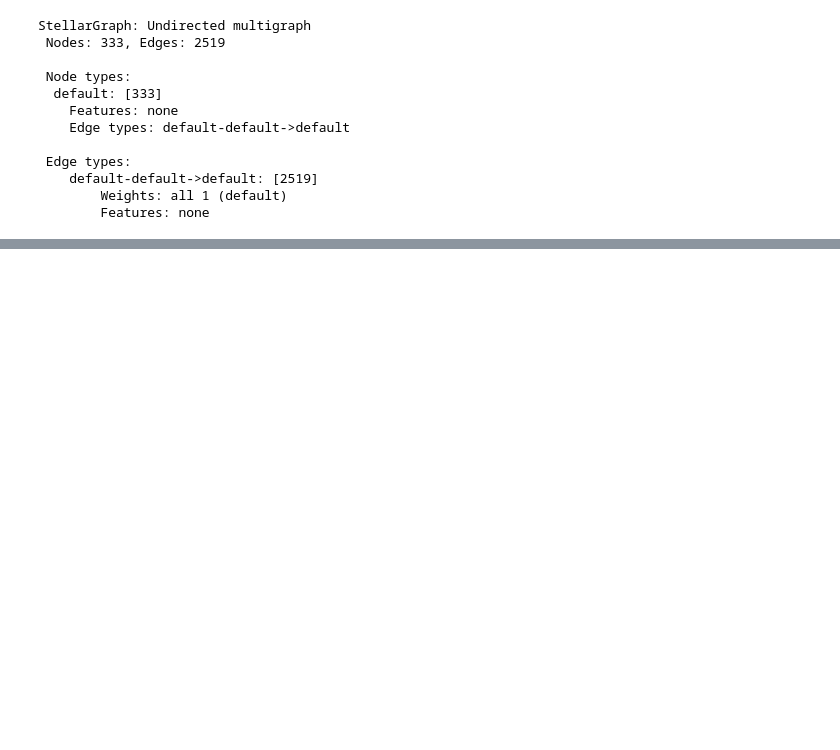
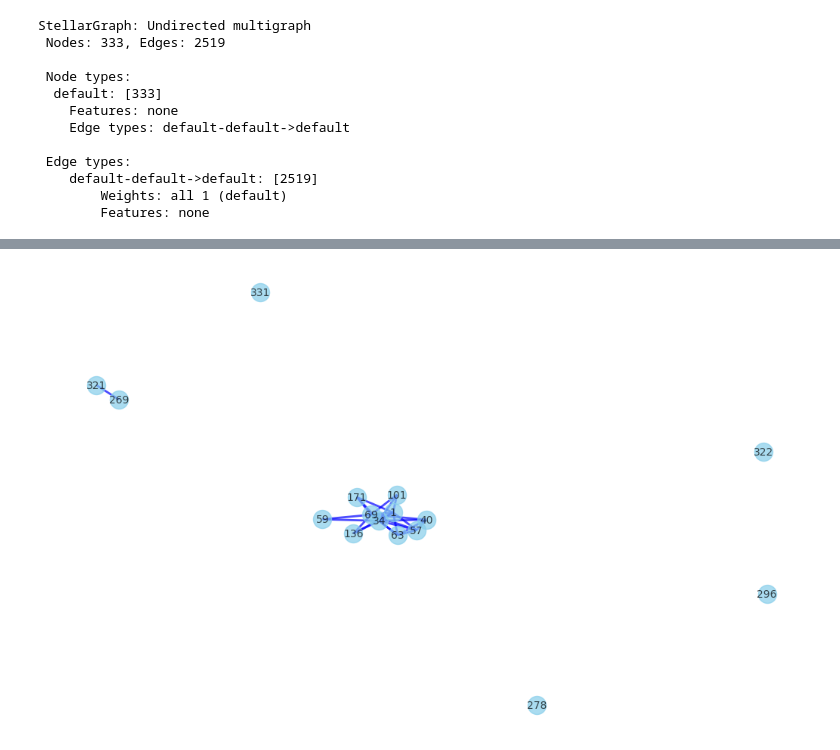
Before and after one commit to geakos01/friend_recommender, a Jupyter notebook: UsedNotebook.ipynb, the cells around one changed output, grey strips where cells are left out. Drawn from its saved outputs; the diff is of its cells as text; code cells hidden in the pictures; blank space fills up the shorter version.

```diff
--- a/UsedNotebook.ipynb
+++ b/UsedNotebook.ipynb
@@ -491,0 +527,22 @@ result_dict
+# %%
+chosen_node = 1
+neighbors = result_dict[chosen_node]
+
+tmp = []
+for node in neighbors:
+    t = result_dict[node]
+    tmp += t
+
+subgraph = G.subgraph(list(set(tmp)))
+
+# Create a NetworkX graph from the subgraph
+nx_graph = subgraph.to_networkx()
+
+# Compute positions for the entire subgraph
+pos = nx.spring_layout(nx_graph);
+
+plt.figure(figsize=(10, 6));
+
+nx.draw(nx_graph, pos, with_labels=True, node_color='skyblue', node_size=300, font_size=10, edge_color='blue', alpha=0.7, width=2.0)
+# %% [output]
+[figure, added]
```
Also changed, not shown: parts of 21 cells of this notebook.
